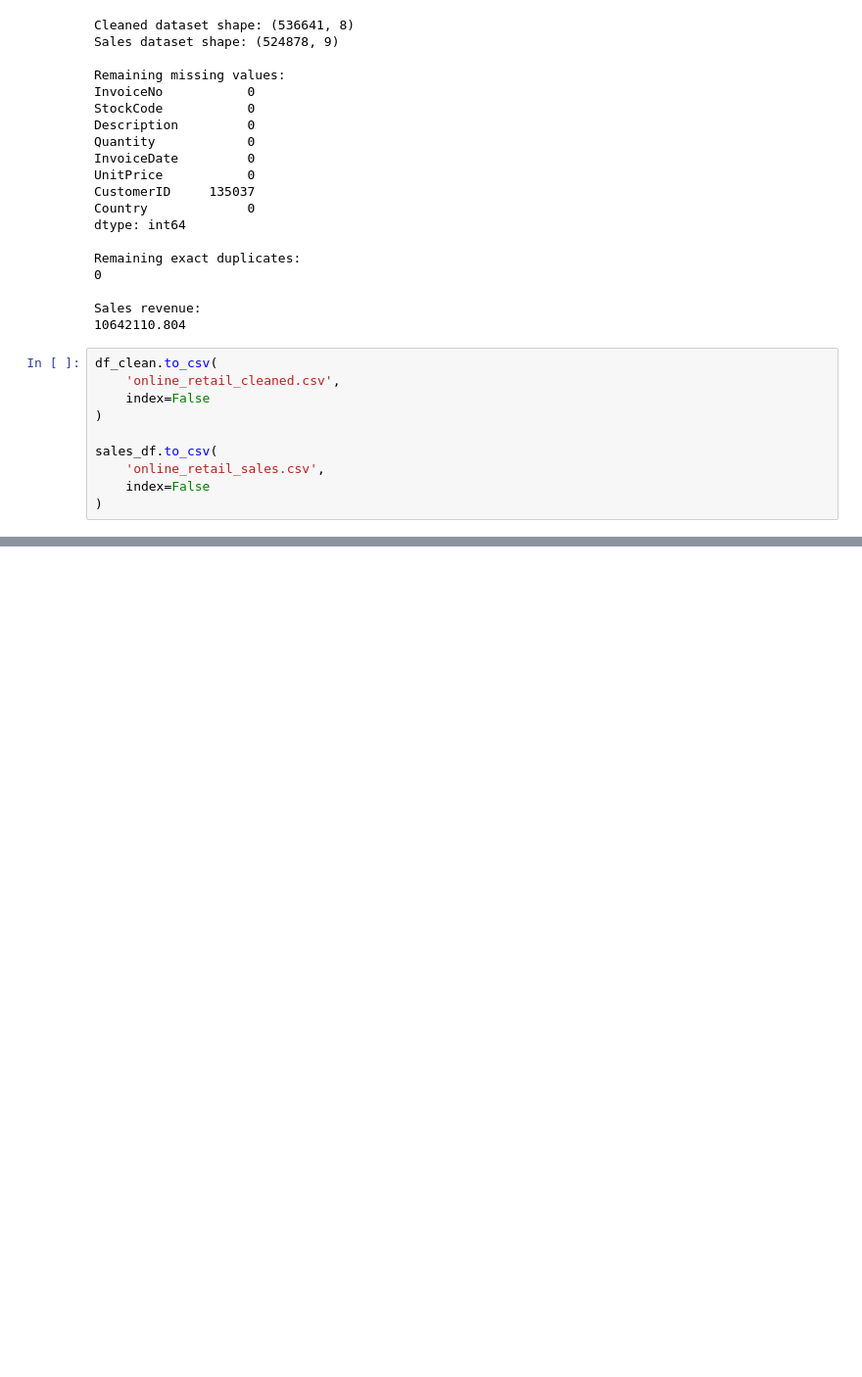
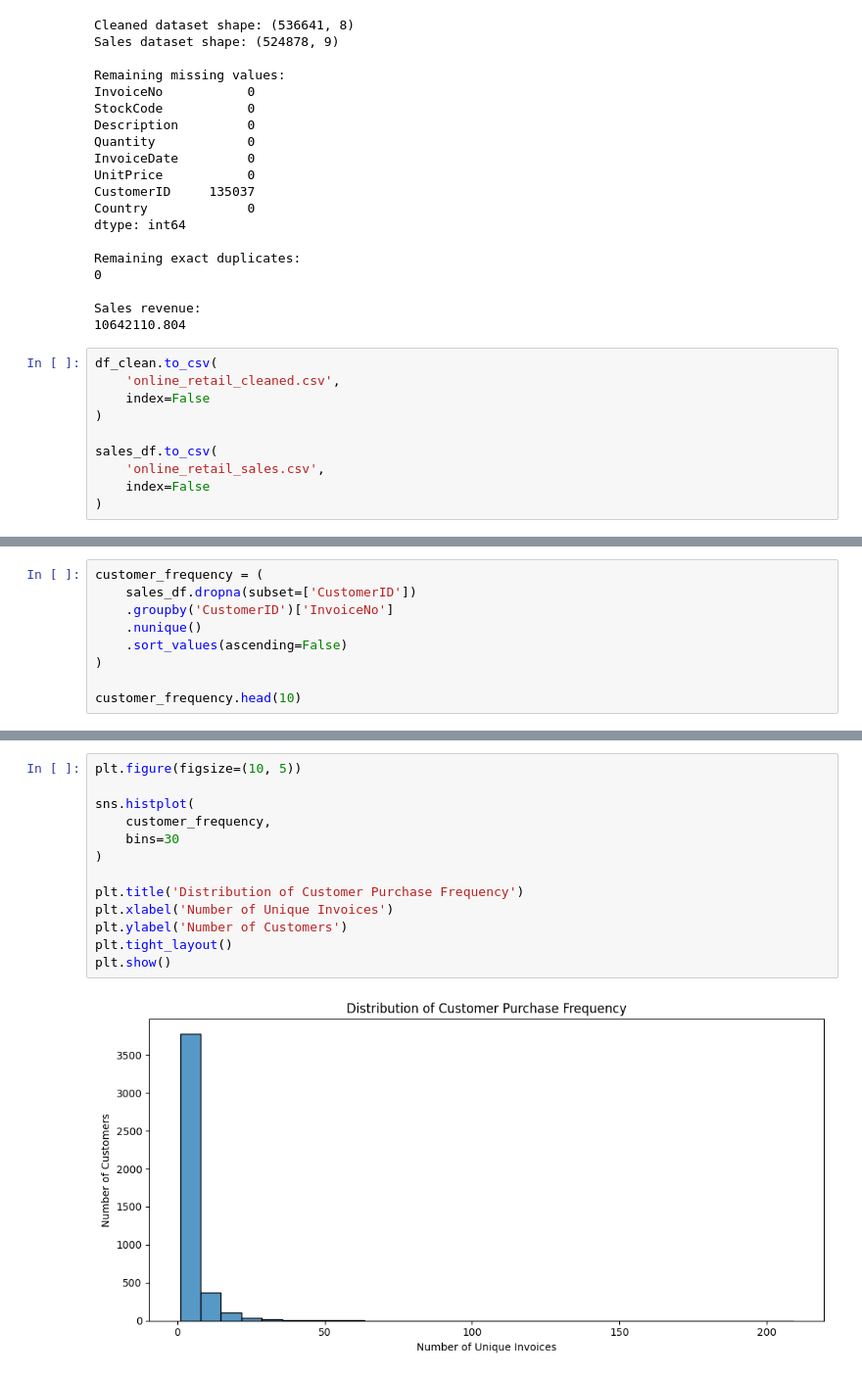
Before and after one commit to sandesh-bhatt/retail, a Jupyter notebook: Untitled4.ipynb, the cells around one changed output, grey strips where cells are left out. Shown at 98% size. Drawn from its saved outputs; the diff is of its cells as text; blank space fills up the shorter version.

```diff
--- a/Untitled4.ipynb
+++ b/Untitled4.ipynb
@@ -273,0 +403,9 @@ sales_df.to_csv(
+# %%
+customer_frequency = (
+    sales_df.dropna(subset=['CustomerID'])
+    .groupby('CustomerID')['InvoiceNo']
+    .nunique()
+    .sort_values(ascending=False)
+)
+
+customer_frequency.head(10)
@@ -273,0 +426,15 @@ sales_df.to_csv(
+# %%
+plt.figure(figsize=(10, 5))
+
+sns.histplot(
+    customer_frequency,
+    bins=30
+)
+
+plt.title('Distribution of Customer Purchase Frequency')
+plt.xlabel('Number of Unique Invoices')
+plt.ylabel('Number of Customers')
+plt.tight_layout()
+plt.show()
+# %% [output]
+[figure, added]
```
Also changed, not shown: parts of 17 cells of this notebook.
